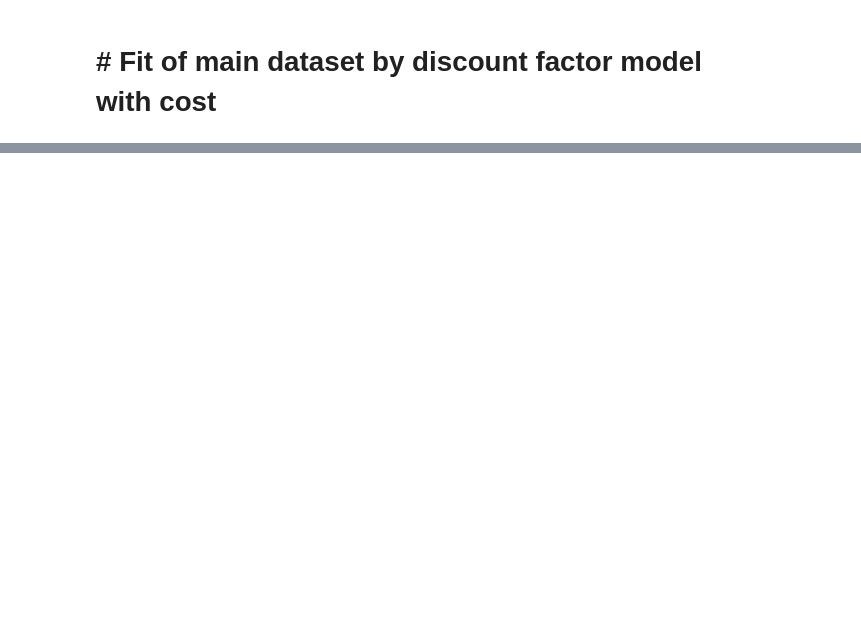
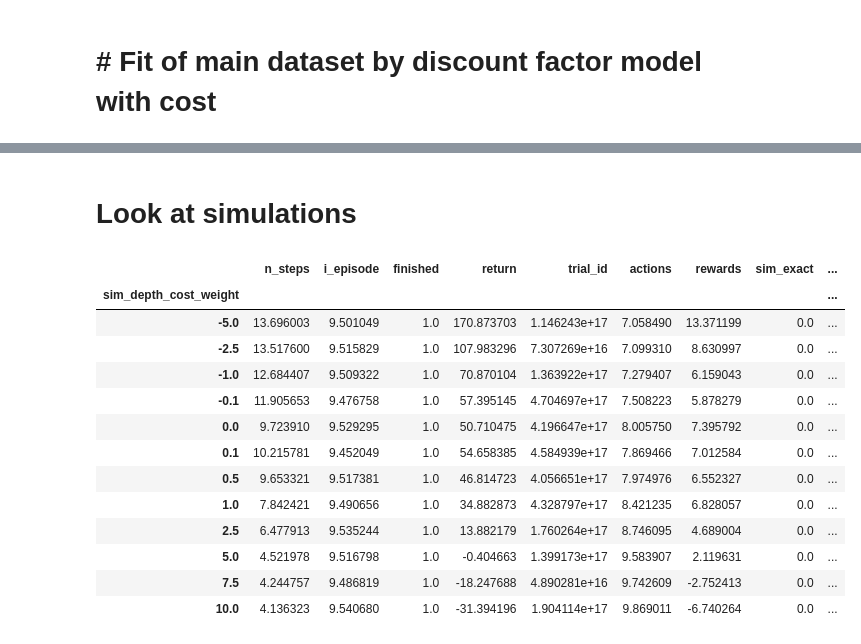
Before and after one commit to RationalityEnhancementGroup/planning-depth-differences, a Jupyter notebook: analysis/methods/static/Discount factor analysis.ipynb, the cells around one changed output, grey strips where cells are left out. Drawn from its saved outputs; the diff is of its cells as text; code cells hidden in the pictures; blank space fills up the shorter version.

```diff
--- a/analysis/methods/static/Discount factor analysis.ipynb
+++ b/analysis/methods/static/Discount factor analysis.ipynb
@@ -131,3 +132,7 @@ condor_submit_bid 1 submission_scripts/MPI-IS/03_Get_Q_Values.sub experiment_set
 condor_submit_bid 1 submission_scripts/MPI-IS/03_Get_Q_Values.sub experiment_setting=high_increasing0.95 cost_function=linear_depth param_file=null
 condor_submit_bid 1 submission_scripts/MPI-IS/03_Get_Q_Values.sub experiment_setting=high_increasing0.975 cost_function=linear_depth param_file=null
 condor_submit_bid 1 submission_scripts/MPI-IS/03_Get_Q_Values.sub experiment_setting=high_increasing0.999 cost_function=linear_depth param_file=null
+# %%
+for discount_factor in discount_factors:
+    for alpha in alphas:
+        print(f"condor_submit_bid 1 submission_scripts/MPI-IS/03_Get_Q_Values.sub experiment_setting=high_increasing cost_function=linear_depth param_file=null alpha={alpha}")
@@ -133,0 +157,4 @@ condor_submit_bid 1 submission_scripts/MPI-IS/03_Get_Q_Values.sub experiment_set
+# %%
+for discount_factor in discount_factors:
+    for alpha in alphas:
+        print(f"condor_submit_bid 1 submission_scripts/MPI-IS/03_Get_Q_Values.sub experiment_setting=high_increasing{discount_factor} cost_function=linear_depth param_file=null alpha={alpha}")
@@ -233,6 +318,7 @@ print(f"for experiment in {' '.join(['methods_main' + str(discount_factor) for d
 # %% [markdown]
 # # Fit of main dataset by discount factor model with cost
 # %%
+discount_factors = [.1,.2,.4,.5,.85,.95]
 dfs = []
 for discount_factor in discount_factors:
     with open(f"../../../data/processed/methods_main{discount_factor}/dist_forw_eff/mle_and_map.pickle", "rb") as f:
@@ -243,6 +329,14 @@ for discount_factor in discount_factors:
     df["discount_factor"] = discount_factor
     dfs.append(df)
 
+with open(f"../../../data/processed/methods_main/dist_forw_eff/mle_and_map.pickle", "rb") as f:
+    data =pickle.load(f)
+
+
+    df = data["SoftmaxPolicy"]["test_map_expon"][()]
+    # TODO test same as simple
+    df["discount_factor"] = 1
+    dfs.append(df)
 discount_fitted_data = pd.concat(dfs)
 # %%
 discount_fitted_data = discount_fitted_data.reset_index()
@@ -276,0 +414,22 @@ np.mean(best_param_rows["temp"]), np.std(best_param_rows["temp"])
+# %% [markdown]
+# Look at simulations
+# %%
+depth_data = pd.concat([pd.read_csv(f, index_col=0) for f in Path("../../../cluster/data/trajectories/high_increasing/OptimalQ/").glob("simulated_agents_linear_depth_*_91.00.csv")])
+depth_only_data = pd.concat([pd.read_csv(f, index_col=0) for f in Path("../../../cluster/data/trajectories/high_increasing/OptimalQ/").glob("simulated_agents_depth_only_*_91.00.csv")])
+# %%
+depth_data.groupby(["sim_depth_cost_weight"]).mean()
+# %% [output]
+|  | n_steps | i_episode | finished | return | trial_id | actions | rewards | sim_exact | ... |
+| sim_depth_cost_weight |  |  |  |  |  |  |  |  | ... |
+| -5.0 | 13.696003 | 9.501049 | 1.0 | 170.873703 | 1.146243e+17 | 7.058490 | 13.371199 | 0.0 | ... |
+| -2.5 | 13.517600 | 9.515829 | 1.0 | 107.983296 | 7.307269e+16 | 7.099310 | 8.630997 | 0.0 | ... |
+| -1.0 | 12.684407 | 9.509322 | 1.0 | 70.870104 | 1.363922e+17 | 7.279407 | 6.159043 | 0.0 | ... |
+| -0.1 | 11.905653 | 9.476758 | 1.0 | 57.395145 | 4.704697e+17 | 7.508223 | 5.878279 | 0.0 | ... |
+| 0.0 | 9.723910 | 9.529295 | 1.0 | 50.710475 | 4.196647e+17 | 8.005750 | 7.395792 | 0.0 | ... |
+| 0.1 | 10.215781 | 9.452049 | 1.0 | 54.658385 | 4.584939e+17 | 7.869466 | 7.012584 | 0.0 | ... |
+| 0.5 | 9.653321 | 9.517381 | 1.0 | 46.814723 | 4.056651e+17 | 7.974976 | 6.552327 | 0.0 | ... |
+| 1.0 | 7.842421 | 9.490656 | 1.0 | 34.882873 | 4.328797e+17 | 8.421235 | 6.828057 | 0.0 | ... |
+| 2.5 | 6.477913 | 9.535244 | 1.0 | 13.882179 | 1.760264e+17 | 8.746095 | 4.689004 | 0.0 | ... |
+| 5.0 | 4.521978 | 9.516798 | 1.0 | -0.404663 | 1.399173e+17 | 9.583907 | 2.119631 | 0.0 | ... |
+| 7.5 | 4.244757 | 9.486819 | 1.0 | -18.247688 | 4.890281e+16 | 9.742609 | -2.752413 | 0.0 | ... |
+| 10.0 | 4.136323 | 9.540680 | 1.0 | -31.394196 | 1.904114e+17 | 9.869011 | -6.740264 | 0.0 | ... |
```
Also changed, not shown: parts of 29 cells of this notebook, 1 other file.
